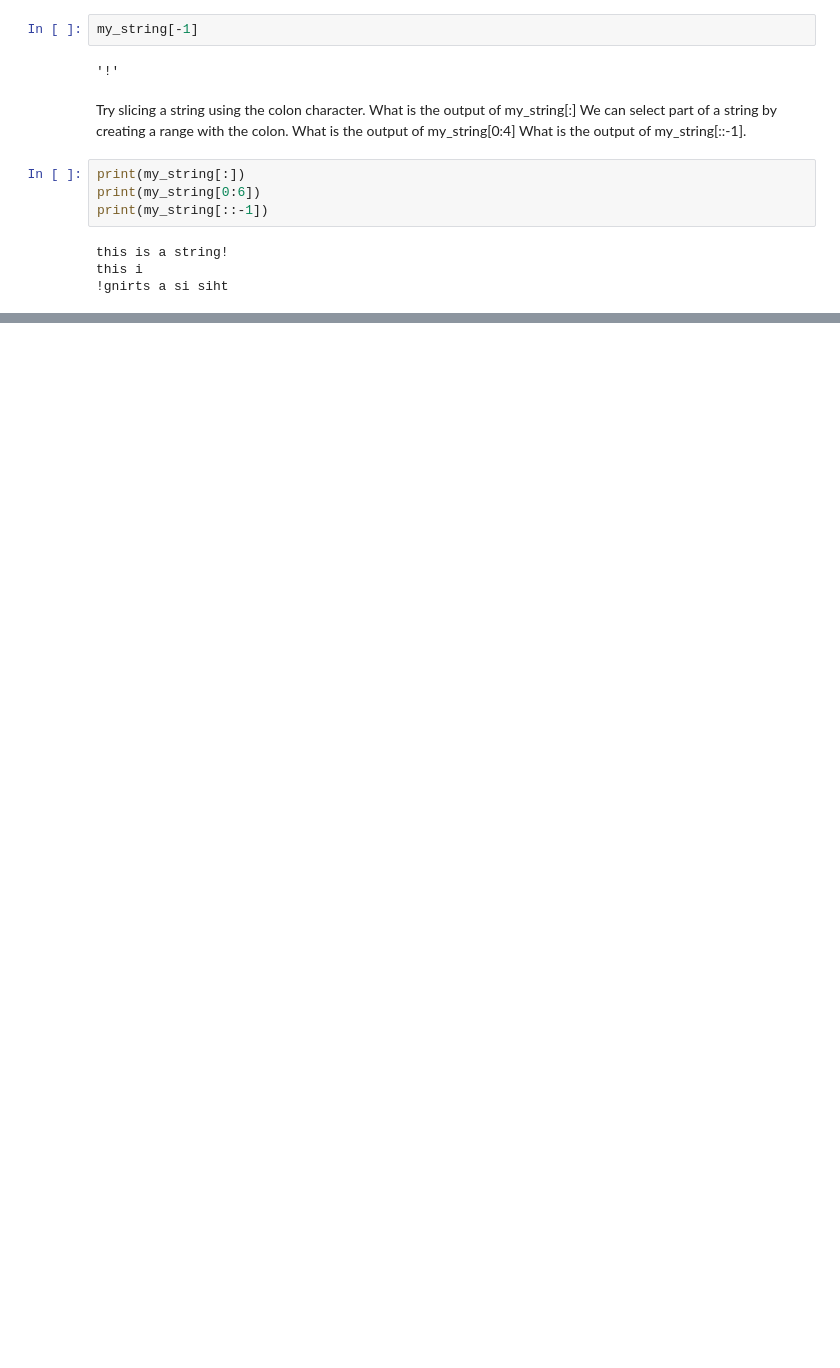
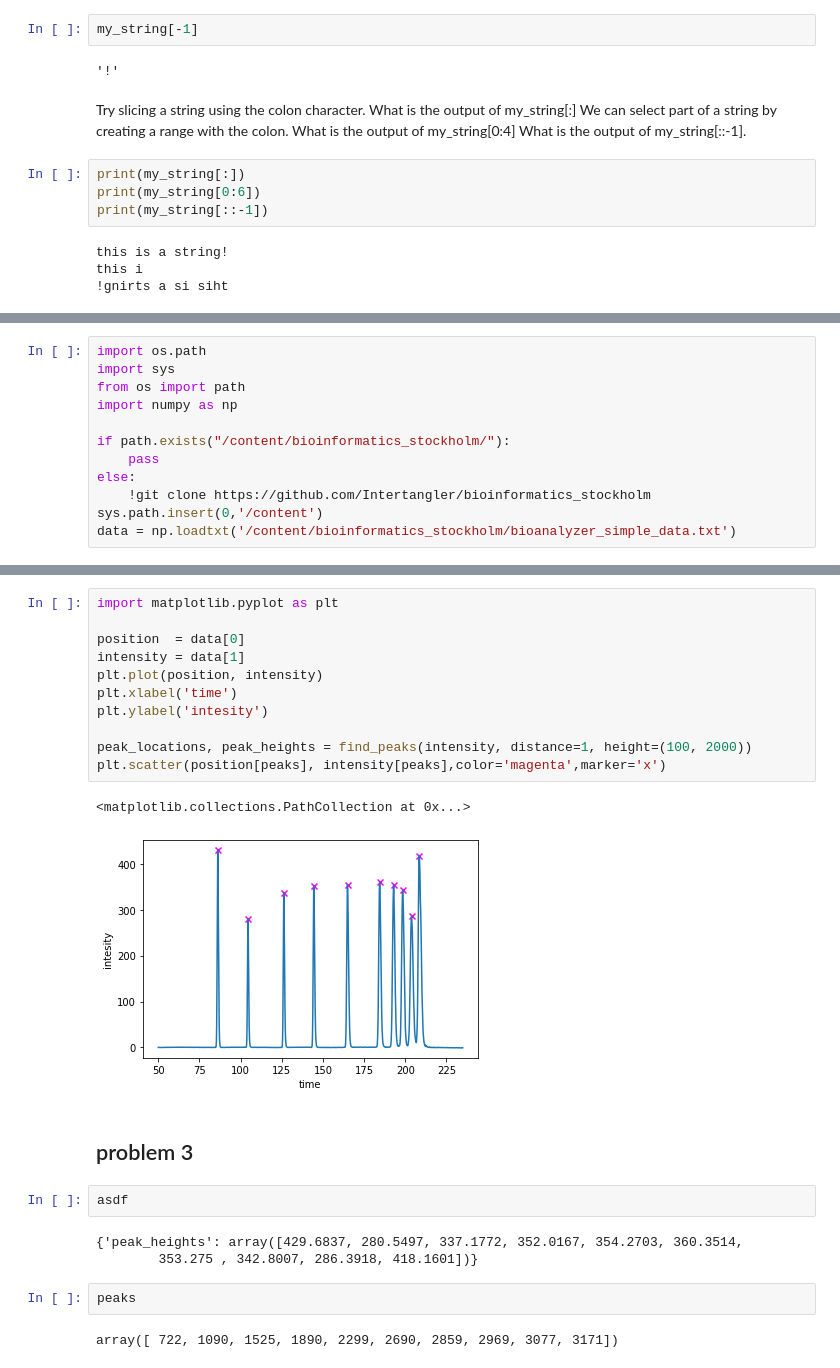
Before and after one commit to Intertangler/bioinformatics_stockholm, a Jupyter notebook: 0_intro_to_programming_solutions.ipynb, the cells around one changed output, grey strips where cells are left out. Drawn from its saved outputs; the diff is of its cells as text; blank space fills up the shorter version.

```diff
--- a/0_intro_to_programming_solutions.ipynb
+++ b/0_intro_to_programming_solutions.ipynb
@@ -132,0 +251,12 @@ vii.Create a list my_list = [93,3,2,62,15,44,394,41,52,68,16,992,38,8,56,26,67,0
+# %%
+import os.path
+import sys
+from os import path
+import numpy as np
+
+if path.exists("/content/bioinformatics_stockholm/"):
+    pass
+else:
+    !git clone https://github.com/Intertangler/bioinformatics_stockholm
+sys.path.insert(0,'/content')
+data = np.loadtxt('/content/bioinformatics_stockholm/bioanalyzer_simple_data.txt')
@@ -132,0 +321,25 @@ vii.Create a list my_list = [93,3,2,62,15,44,394,41,52,68,16,992,38,8,56,26,67,0
+# %%
+import matplotlib.pyplot as plt
+
+position  = data[0]
+intensity = data[1]
+plt.plot(position, intensity)
+plt.xlabel('time')
+plt.ylabel('intesity')
+
+peak_locations, peak_heights = find_peaks(intensity, distance=1, height=(100, 2000))
+plt.scatter(position[peaks], intensity[peaks],color='magenta',marker='x')
+# %% [output]
+<matplotlib.collections.PathCollection at 0x...>
+[figure, added]
+# %% [markdown]
+## problem 3
+# %%
+asdf
+# %% [output]
+{'peak_heights': array([429.6837, 280.5497, 337.1772, 352.0167, 354.2703, 360.3514,
+        353.275 , 342.8007, 286.3918, 418.1601])}
+# %%
+peaks
+# %% [output]
+array([ 722, 1090, 1525, 1890, 2299, 2690, 2859, 2969, 3077, 3171])
```
Also changed, not shown: parts of 49 cells of this notebook.
